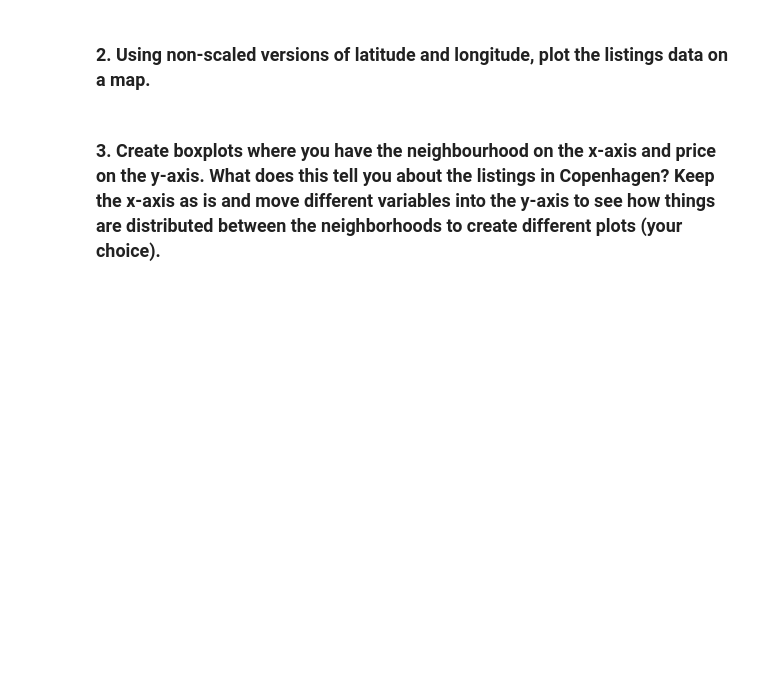
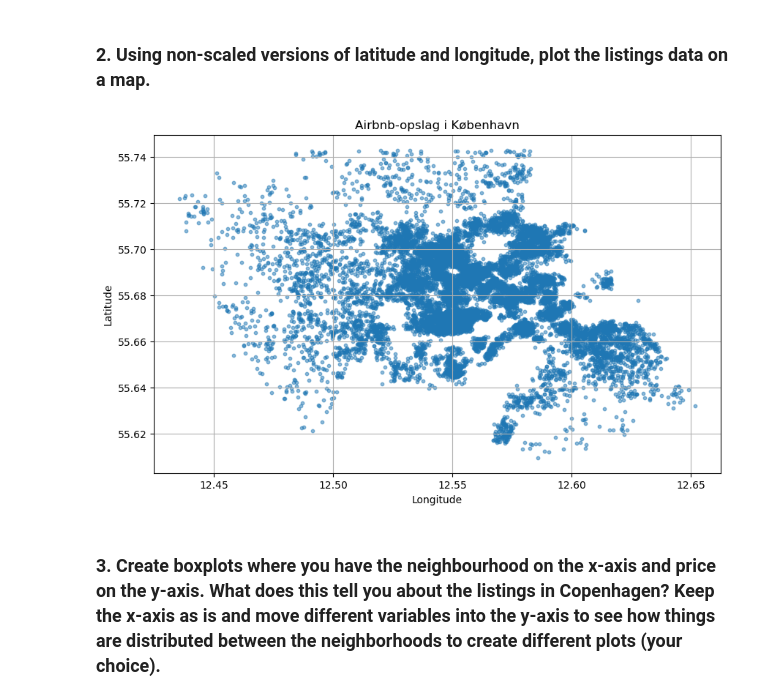
Before and after one commit to Ditteoc/MAL1-AirBnB-Copenhagen, a Jupyter notebook: 1. Getting started - Copenhagen Airbnb.ipynb, the cells around one changed output. Drawn from its saved outputs; the diff is of its cells as text; code cells hidden in the pictures; blank space fills up the shorter version.

```diff
--- a/1. Getting started - Copenhagen Airbnb.ipynb
+++ b/1. Getting started - Copenhagen Airbnb.ipynb
@@ -117,2 +131,17 @@ plt.show()
+# %%
+# Henter latitude og longitude fra data
+latitude = data["latitude"]
+longitude = data["longitude"]
+
+# Plot data
+plt.figure(figsize=(10, 6))
+plt.scatter(longitude, latitude, alpha=0.5, s=10)  # Plot punkter
+plt.xlabel("Longitude")
+plt.ylabel("Latitude")
+plt.title("Airbnb-opslag i København")
+plt.grid(True)
+plt.show()
+# %% [output]
+[figure, added]
 # %% [markdown]
 ### 3. Create boxplots where you have the neighbourhood on the x-axis and price on the y-axis. What does this tell you about the listings in Copenhagen? Keep the x-axis as is and move different variables into the y-axis to see how things are distributed between the neighborhoods to create different plots (your choice).
```
Also changed, not shown: parts of 10 cells of this notebook.
